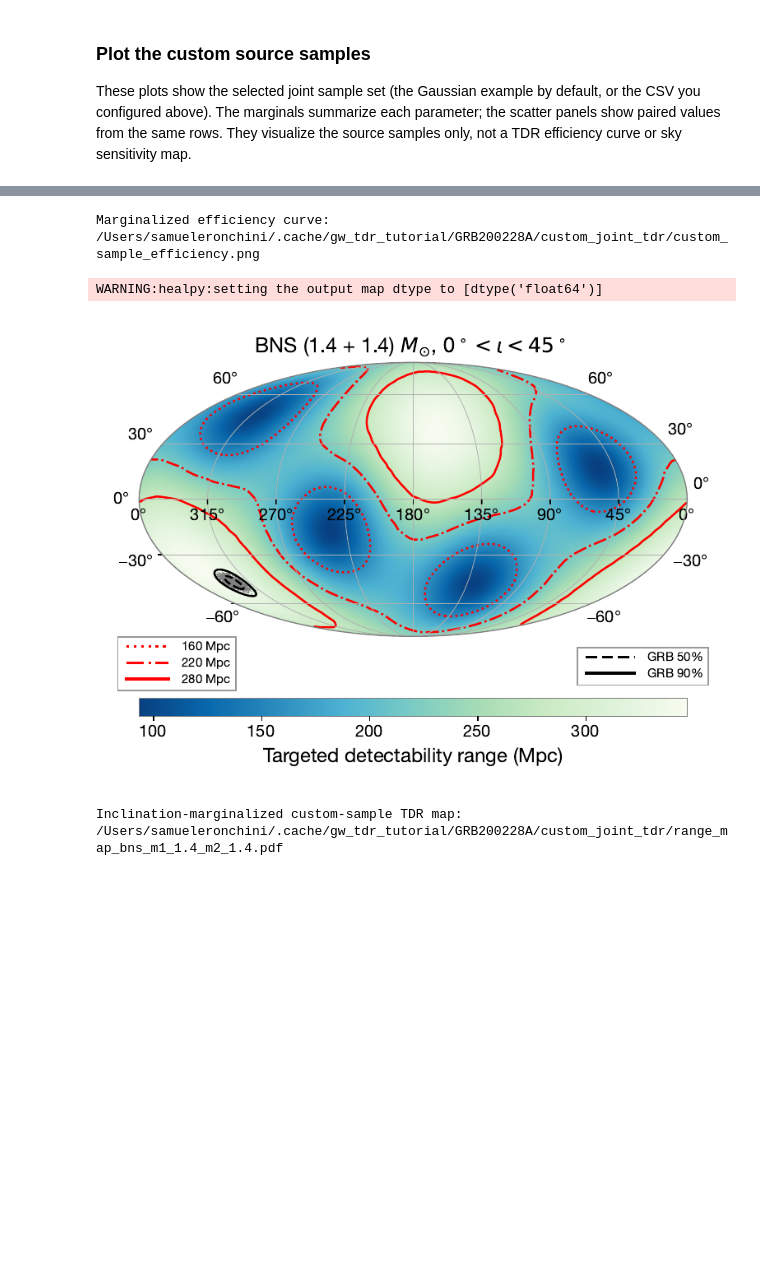
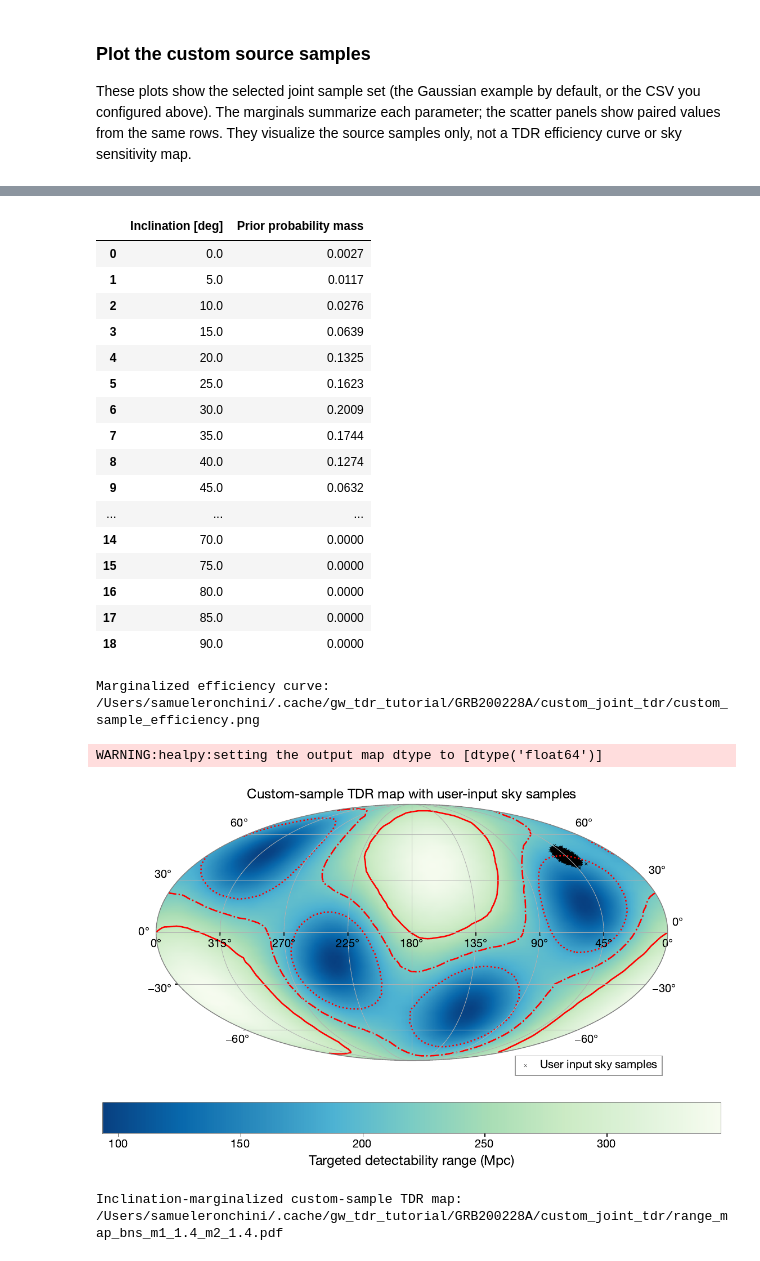
Before and after one commit to samueleronchini/acme_tutorials, a Jupyter notebook: tdr/02_tdr_priors.ipynb, the cells around one changed output, grey strips where cells are left out. Saved outputs shown, nothing was run; the diff lists cells and outputs as text; code cells hidden in the pictures; blank space fills up the shorter version.

```diff
--- a/tdr/02_tdr_priors.ipynb
+++ b/tdr/02_tdr_priors.ipynb
@@ -274,6 +293,11 @@ The CLI and the following `compute_range` call use exactly one interval: $IOTA\_
 For each reference injection, `compute_range` rescales detector SNR using PyCBC effective distances at the source and reference locations, combines detector contributions in quadrature, samples the selected inclination prior, and measures the fraction above threshold as distance increases. $D_{90}$ is the distance where that fraction reaches 90%. The repository's `mf` statistic is its matched-filter-like conversion from optimal SNR; it is not a measured search FAR.
 # %%
 # Translate the selected degree interval to radians and choose the requested SNR convention.
+IOTA_MIN_DEG = 10.0  # Set the single inclination prior used in this run.
+IOTA_MAX_DEG = 85.0
+if not 0 <= IOTA_MIN_DEG < IOTA_MAX_DEG <= 90:
+    raise ValueError("Choose one valid inclination interval: 0 <= IOTA_MIN_DEG < IOTA_MAX_DEG <= 90 degrees.")
+
 iota_ranges = [{
     "label": f"{IOTA_MIN_DEG:g}-{IOTA_MAX_DEG:g}",
     "iota_min": np.deg2rad(IOTA_MIN_DEG),
@@ -556,8 +592,13 @@ else:
         s=8, alpha=0.35, cmap="viridis",
     )
     axes[1, 1].set(xlabel="RA [deg]", ylabel="Dec [deg]", title="Paired sky samples")
-    axes[1, 1].set_xlim(0, 360)
-    axes[1, 1].set_ylim(-90, 90)
+    # Zoom to a 3-sigma window around the configured Gaussian sky center.
+    ra_center_deg = np.rad2deg(ra_center)
+    dec_center_deg = np.rad2deg(dec_center)
+    ra_half_width_deg = 3 * np.rad2deg(ra_sigma)
+    dec_half_width_deg = 3 * DEC_SIGMA_DEG
+    axes[1, 1].set_xlim(ra_center_deg - ra_half_width_deg, ra_center_deg + ra_half_width_deg)
+    axes[1, 1].set_ylim(dec_center_deg - dec_half_width_deg, dec_center_deg + dec_half_width_deg)
     fig.colorbar(sky_scatter, ax=axes[1, 1], label=r"$\iota$ [rad]")
     axes[1, 2].axis("off")
     fig.tight_layout()
@@ -753,12 +804,33 @@ else:
 
     map_fits_path = custom_output_dir / "range_map_bns_m1_1.4_m2_1.4.fits"
     tdr_aux.hp.write_map(str(map_fits_path), custom_map, nest=True, overwrite=True)
-    tdr_aux.plot_final(
-        str(custom_output_dir), str(map_fits_path), str(SKYMAP_FILE),
-        [np.deg2rad(joint_draws["ra_deg"].to_numpy()), np.deg2rad(joint_draws["dec_deg"].to_numpy())],
-        0.0, np.pi / 2,
+    # Plot the custom TDR map without the original GRB skymap contours; show only user-input sky samples.
+    import ligo.skymap.plot
+
+    finite_map = custom_map[np.isfinite(custom_map)]
+    map_levels = np.unique(np.quantile(finite_map, [0.25, 0.5, 0.75]))
+    fig = plt.figure(figsize=(10, 6))
+    ax = fig.add_subplot(111, projection="astro degrees mollweide")
+    ax.grid()
+    image = ax.imshow_hpx((custom_map, "ICRS"), cmap="GnBu_r", nested=True)
+    if len(map_levels):
+        ax.contour_hpx(
+            (custom_map, "ICRS"), nested=True, colors="red", levels=map_levels,
+            linestyles=["dotted", "dashdot", "solid"][:len(map_levels)],
+        )
+    input_ra_deg = joint_draws["ra_deg"].to_numpy(dtype=float)
+    input_dec_deg = joint_draws["dec_deg"].to_numpy(dtype=float)
+    ax.scatter(
+        input_ra_deg, input_dec_deg, marker="x", color="black", s=8, alpha=0.55,
+        transform=ax.get_transform("icrs"), linewidths=0.5, label="User input sky samples",
     )
+    fig.colorbar(image, ax=ax, orientation="horizontal", pad=0.12, label="Targeted detectability range (Mpc)")
+    ax.set_title("Custom-sample TDR map with user-input sky samples")
+    ax.legend(loc="lower right", bbox_to_anchor=(1.0, -0.08), frameon=True)
+    fig.tight_layout()
     map_plot_path = custom_output_dir / "range_map_bns_m1_1.4_m2_1.4.pdf"
+    fig.savefig(map_plot_path, bbox_inches="tight")
+    plt.close(fig)
     assert map_plot_path.is_file(), f"TDR custom-sample map plot not found: {map_plot_path}"
     show_pdf(map_plot_path)
     print(f"Inclination-marginalized custom-sample TDR map: {map_plot_path}")
@@ -769,4 +841,21 @@ else:
+|  | Inclination [deg] | Prior probability mass |
+| 0 | 0.0 | 0.0027 |
+| 1 | 5.0 | 0.0117 |
+| 2 | 10.0 | 0.0276 |
+| 3 | 15.0 | 0.0639 |
+| 4 | 20.0 | 0.1325 |
+| 5 | 25.0 | 0.1623 |
+| 6 | 30.0 | 0.2009 |
+| 7 | 35.0 | 0.1744 |
+| 8 | 40.0 | 0.1274 |
+| 9 | 45.0 | 0.0632 |
+| ... | ... | ... |
+| 14 | 70.0 | 0.0000 |
+| 15 | 75.0 | 0.0000 |
+| 16 | 80.0 | 0.0000 |
+| 17 | 85.0 | 0.0000 |
+| 18 | 90.0 | 0.0000 |
 Marginalized efficiency curve: /Users/samueleronchini/.cache/gw_tdr_tutorial/GRB200228A/custom_joint_tdr/custom_sample_efficiency.png
 WARNING:healpy:setting the output map dtype to [dtype('float64')]
-[figure, old version]
+[figure, new version]
 Inclination-marginalized custom-sample TDR map: /Users/samueleronchini/.cache/gw_tdr_tutorial/GRB200228A/custom_joint_tdr/range_map_bns_m1_1.4_m2_1.4.pdf
```
Also changed, not shown: parts of 15 cells of this notebook.
